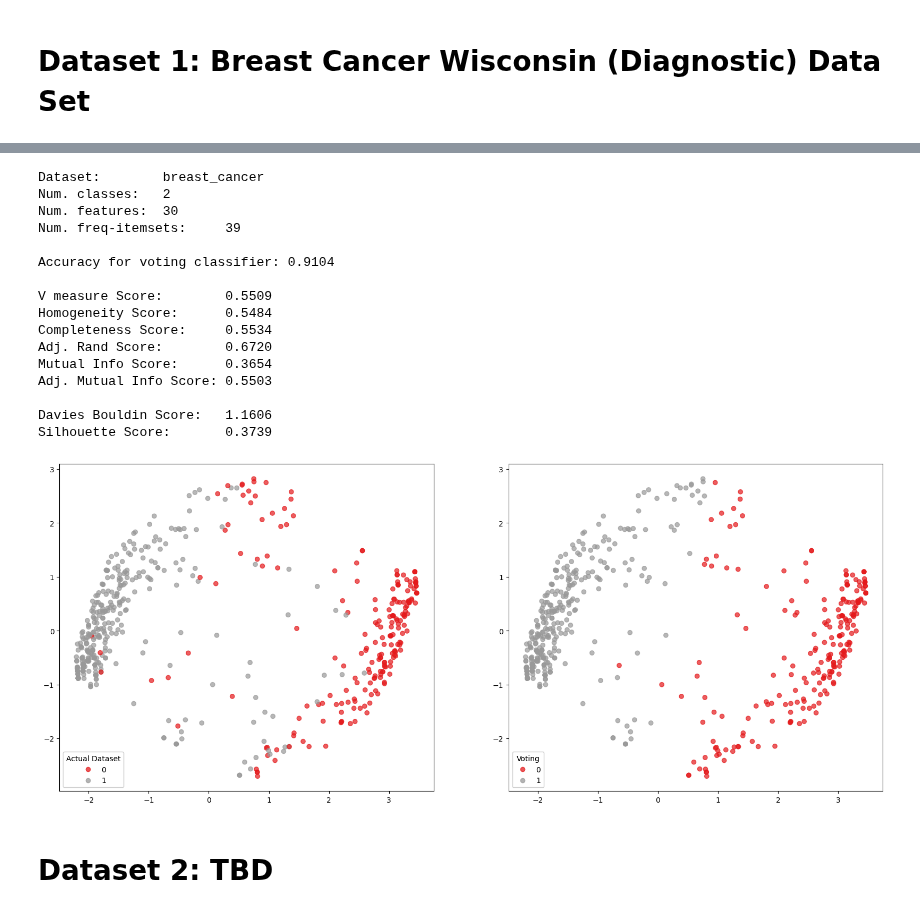
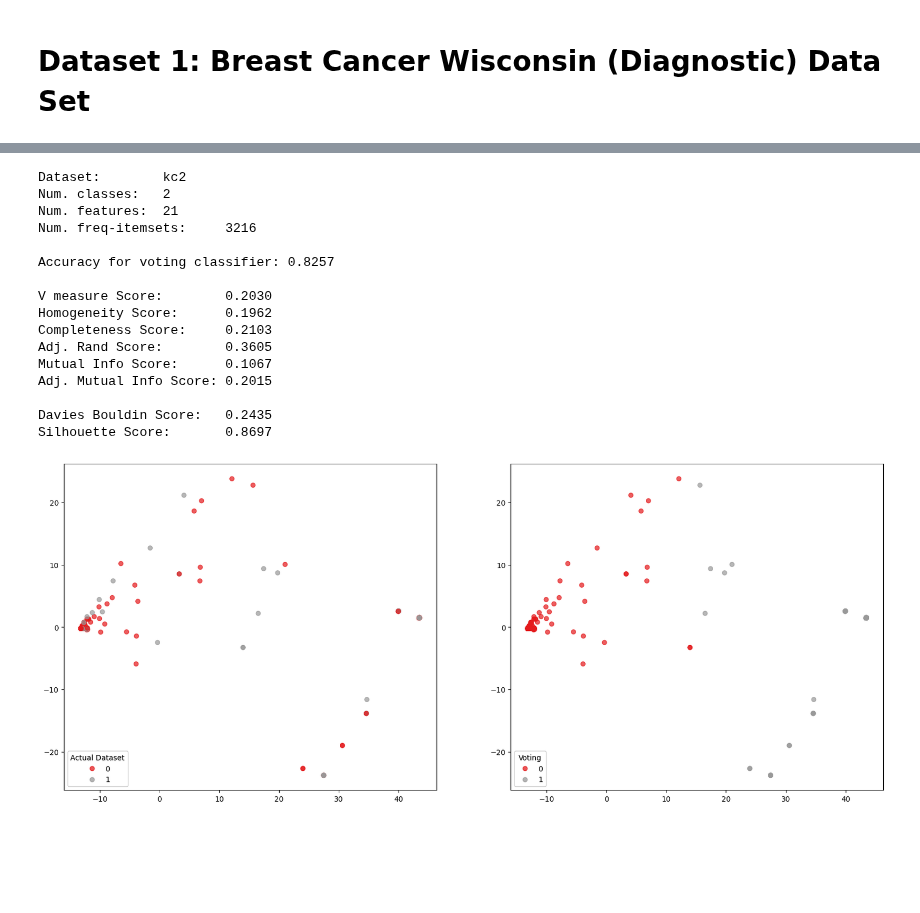
Before and after one commit to siddhantpathakk/FrequentMining, a Jupyter notebook: task4.ipynb, the cells around one changed output, grey strips where cells are left out. Drawn from its saved outputs; the diff is of its cells as text; code cells hidden in the pictures; blank space fills up the shorter version.

```diff
--- a/task4.ipynb
+++ b/task4.ipynb
@@ -20,7 +72,9 @@ algos = estimator_names = ['agglomerative', 'kmeans', 'gaussian']
+# %%
+dataset = 'kc2'
+df, target, num_classes = load_data(name=dataset, normalize=False)
 # %%
-%%time
-
-minsup_values = np.arange(0.3, 1+0.1, 0.1)
+algos = ['agglomerative', 'kmeans', 'kmodes', 'gaussian']
+minsup_values = np.arange(0.215, 0.8+0.2, 0.1)
 best_minsup = tune_minsup(df, target, num_classes, minsup_values, algos)
 print(f'Best minsup found: {best_minsup}\n')
 # %% [output]
@@ -31,41 +83,43 @@ Wall time: 44.6 s
 # %%
 fi = get_frequent_itemsets(df, minsup=best_minsup)
 df_new = make_cluster_df(df, fi)
 
 print(f'Dataset:\t{dataset}')
 print(f'Num. classes:\t{num_classes}')
 print(f'Num. features:\t{df.shape[1]}')
 print(f'Num. freq-itemsets:\t{fi.shape[0]}\n')
 
 estimators = [
     AgglomerativeClustering(n_clusters=num_classes, linkage='average'),
     KMeans(n_clusters=num_classes, init='k-means++'),
-    GaussianMixture(n_components=num_classes)
+    KModes(n_clusters=num_classes, init='Cao', verbose=0),
+    GaussianMixture(n_components=num_classes),
+    SpectralClustering(n_clusters=num_classes, affinity='nearest_neighbors')
 ]
+
+estimator_names = ['agglomerative', 'kmeans', 'kmodes', 'gaussian', 'spectral']
 
 vc = VotingClassifier(estimators, 'hard', estimator_names)
 ip = vc.fit_predict(df_new, target)
 votes = vc.voting(ip, num_classes, len(df_new), target)
 
 evaluate_clusters(votes, target, df_new)
 plot_clusters(estimator_names, ip, votes, df_new, target, plot_all=False)
 # %% [output]
-Dataset:        breast_cancer
+Dataset:        kc2
 Num. classes:   2
-Num. features:  30
-Num. freq-itemsets:     39
+Num. features:  21
+Num. freq-itemsets:     3216
 
-Accuracy for voting classifier: 0.9104
+Accuracy for voting classifier: 0.8257
 
-V measure Score:        0.5509
-Homogeneity Score:      0.5484
-Completeness Score:     0.5534
-Adj. Rand Score:        0.6720
-Mutual Info Score:      0.3654
-Adj. Mutual Info Score: 0.5503
+V measure Score:        0.2030
+Homogeneity Score:      0.1962
+Completeness Score:     0.2103
+Adj. Rand Score:        0.3605
+Mutual Info Score:      0.1067
+Adj. Mutual Info Score: 0.2015
 
-Davies Bouldin Score:   1.1606
-Silhouette Score:       0.3739
+Davies Bouldin Score:   0.2435
+Silhouette Score:       0.8697
-[figure, old version]
+[figure, new version]
-# %% [markdown]
-# Dataset 2: TBD
```
Also changed, not shown: parts of 8 cells of this notebook.
